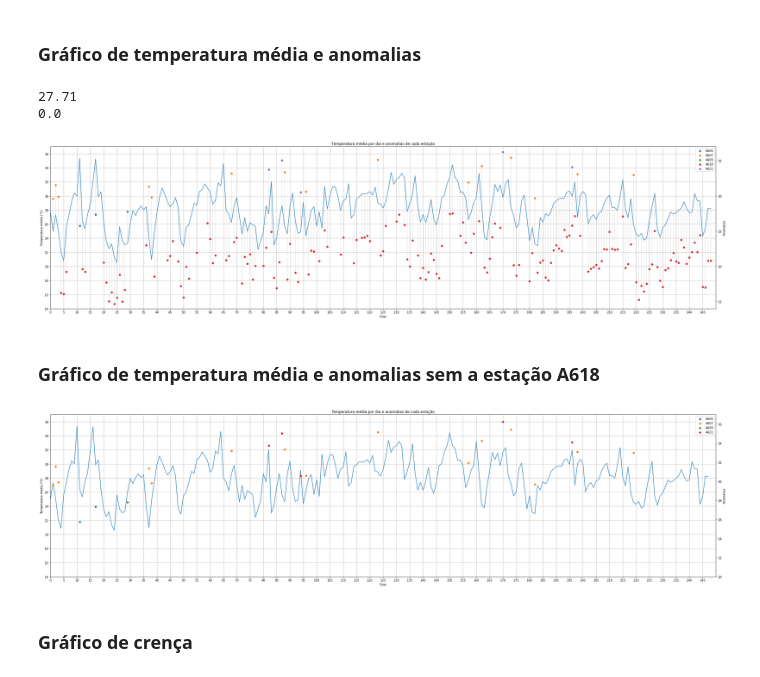
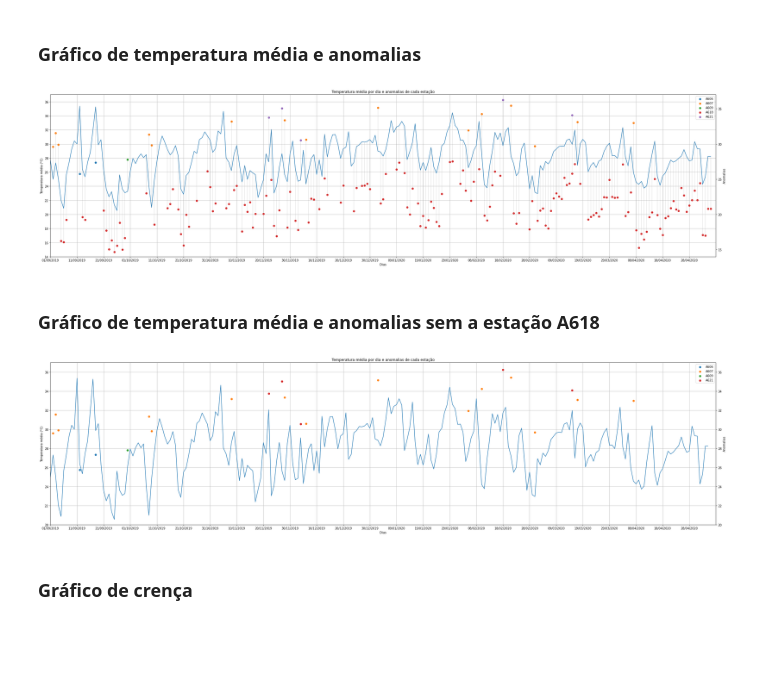
Before and after one commit to asalunai/IoT-trabalho, a Jupyter notebook: graficos.ipynb, the cells around one changed output. Saved outputs shown, nothing was run; the diff lists cells and outputs as text; code cells hidden in the pictures; blank space fills up the shorter version.

```diff
--- a/graficos.ipynb
+++ b/graficos.ipynb
@@ -2,14 +2,19 @@
 import matplotlib.pyplot as plt
 import pandas as pd
 import numpy as np
+from datetime import datetime, timedelta
 
 labels = ("A606", "A607", "A609", "A618", "A621")
+first_day = datetime.strptime("2019-09-01", "%Y-%m-%d")
 # %% [markdown]
 ### Gráfico de temperatura média e anomalias
 # %%
 df_anomalias = pd.read_csv("./dados_csv/anomalia.csv", names=labels)
 df_media = pd.read_csv("./dados_csv/media.csv",names=["Medias"])
-x = tuple(range(0, len(df_anomalias["A606"])))
+x = tuple(
+    (first_day + timedelta(days=i)).strftime("%d/%m/%Y")
+    for i in range(len(df_anomalias["A606"]))
+)
 
 _, media_plot = plt.subplots(figsize=(40,10))
 anomalias_plot = media_plot.twinx()
@@ -25,17 +30,13 @@ media_plot.set_xlim(0, 250)
 media_plot.set_xlabel("Dias")
 media_plot.set_ylabel("Temperatura média (°C)")
 media_plot.set_title("Temperatura média por dia e anomalias de cada estação")
-media_plot.set_xticks(np.arange(0, 250, 5))
+media_plot.set_xticks(np.arange(0, 250, 10))
 media_plot.set_yticks(np.arange(14, 37, 2))
 
 anomalias_plot.set_ylabel("Anomalias")
 anomalias_plot.set_ylim(14, 37)
 anomalias_plot.set_xlim(0, 250)
 anomalias_plot.legend()
-
-
-print(df_media["Medias"].loc[0])
-print(df_anomalias['A606'].loc[0])
 
 for idx in df_media.index:
     for label in labels:
@@ -46,42 +47,43 @@ for idx in df_media.index:
 media_plot.grid(True)
 plt.show()
 # %% [output]
-27.71
-0.0
-[figure, old version]
+[figure, new version]
 # %% [markdown]
 ### Gráfico de temperatura média e anomalias sem a estação A618
 # %%
 df_anomalias = pd.read_csv("./dados_csv/anomalia.csv", names=labels)
 df_media = pd.read_csv("./dados_csv/media.csv")
-x = tuple(range(0, len(df_anomalias["A606"])))
+x = tuple(
+    (first_day + timedelta(days=i)).strftime("%d/%m/%Y")
+    for i in range(len(df_anomalias["A606"]))
+)
 
 _, media_plot = plt.subplots(figsize=(40,10))
 anomalias_plot = media_plot.twinx()
 
 for label in  ("A606", "A607", "A609", "A621"):
     anomalias_plot.scatter(x, df_anomalias[label], label=label)
 
 media_plot.plot(df_media)
 
 media_plot.set_ylim(20, 37)
 media_plot.set_xlim(0, 250)
 
 media_plot.set_xlabel("Dias")
 media_plot.set_ylabel("Temperatura média (°C)")
 media_plot.set_title("Temperatura média por dia e anomalias de cada estação")
-media_plot.set_xticks(np.arange(0, 250, 5))
-media_plot.set_yticks(np.arange(14, 37, 2))
+media_plot.set_xticks(np.arange(0, 250, 10))
+media_plot.set_yticks(np.arange(20, 37, 2))
 
 anomalias_plot.set_ylabel("Anomalias")
 anomalias_plot.set_ylim(20, 37)
 anomalias_plot.set_xlim(0, 250)
 anomalias_plot.legend()
 
 media_plot.grid(True)
 plt.show()
 # %% [output]
-[figure, old version]
+[figure, new version]
 # %% [markdown]
 ### Gráfico de crença
 # %%
```
